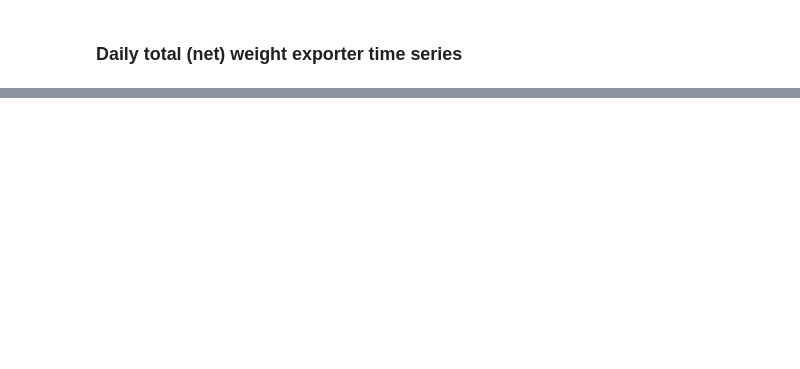
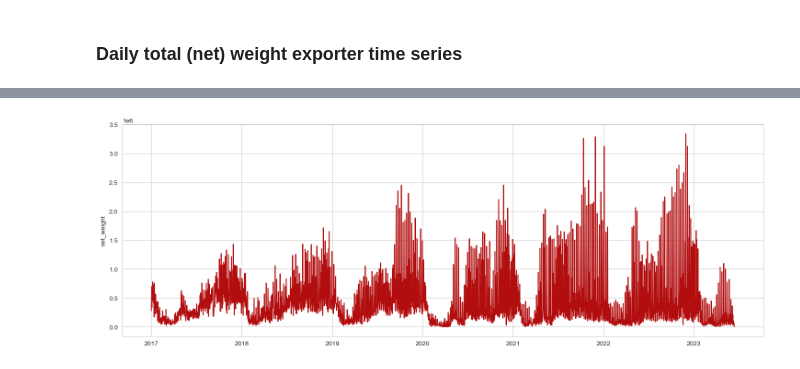
Before and after one commit to sergiopostigo/supertrade, a Jupyter notebook: exploratory_data_analysis/formatted/eda2.ipynb, the cells around one changed output, grey strips where cells are left out. Cells and saved outputs as stored; diff of their text form; code cells hidden in the pictures; blank space fills up the shorter version.

```diff
--- a/exploratory_data_analysis/formatted/eda2.ipynb
+++ b/exploratory_data_analysis/formatted/eda2.ipynb
@@ -29,5 +31,6 @@ df = pd.DataFrame(postgres_utilities.run_query_file(engine,
 # %%
 # Select a random heading (optionally, select a exporter)
-heading, description, exporter = df.sample()[['heading','description', 'exporter_id']].iloc[0]
+# heading, description, exporter = df.sample()[['heading','description', 'exporter_id']].iloc[0]
+heading, description, exporter = df[df['heading']=='0709200000'][['heading','description', 'exporter_id']].iloc[0]
 print('Heading: {}, Description: {}'.format(heading,description))
 heading_data = df[(df['heading']==heading)].copy()
@@ -70,5 +103,7 @@ net_weight
 # %%
 # Plot time series
 plt.figure(figsize=(18,6))
-sns.lineplot(x=net_weight.index, y="net_weight", data=net_weight)
+sns.lineplot(x=net_weight.index, y="net_weight", data=net_weight, color="#B20E0F")
 plt.show()
+# %% [output]
+[figure, added]
```
Also changed, not shown: parts of 9 cells of this notebook, 6 other files.
